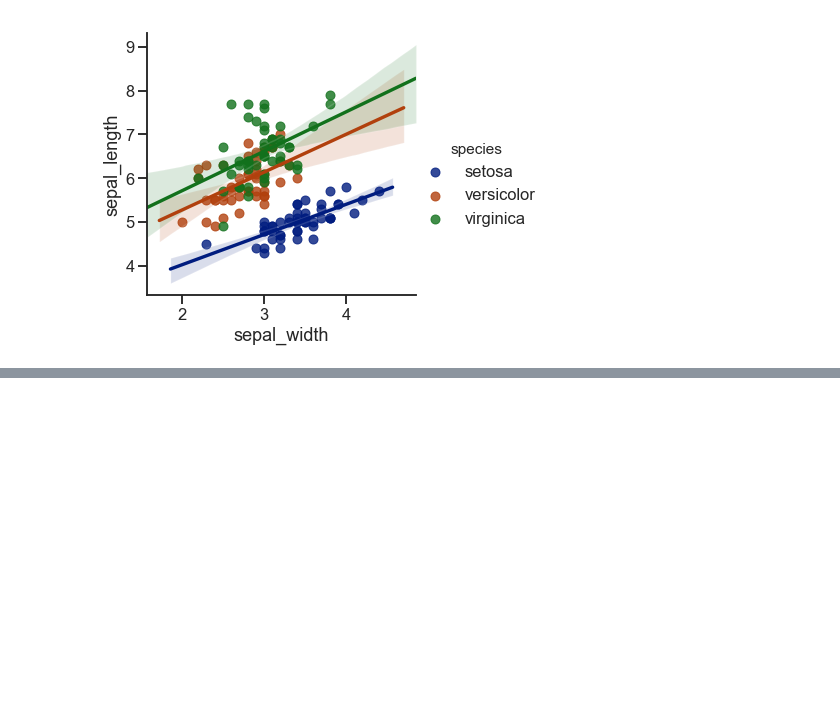
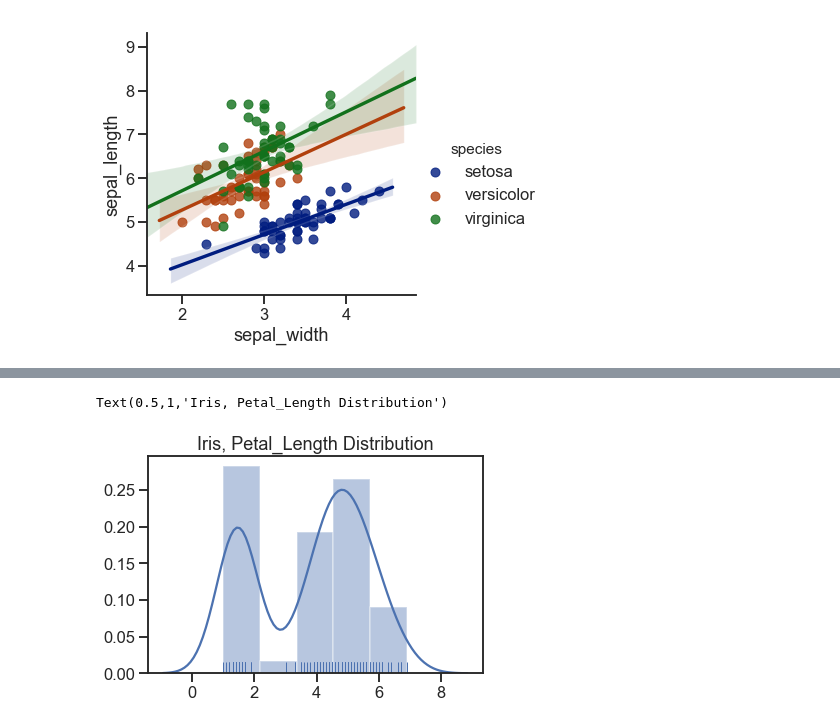
Before and after one commit to JoonSeongPark/Python_Visualization, a Jupyter notebook: Seaborn_basic/Seaborn.ipynb, the cells around one changed output, grey strips where cells are left out. Saved outputs shown, nothing was run; the diff lists cells and outputs as text; code cells hidden in the pictures; blank space fills up the shorter version.

Commit message:
Dimensional Plot add

```diff
--- a/Seaborn_basic/Seaborn.ipynb
+++ b/Seaborn_basic/Seaborn.ipynb
@@ -434,0 +441,6 @@ sns.lmplot(data=iris, x="sepal_width", y="sepal_length", hue="species")
+# %%
+sns.distplot(iris.petal_length.values, kde=True, color='b', rug=True)
+plt.title("Iris, Petal_Length Distribution")
+# %% [output]
+Text(0.5,1,'Iris, Petal_Length Distribution')
+[figure, added]
```
Also changed, not shown: parts of 14 cells of this notebook.
